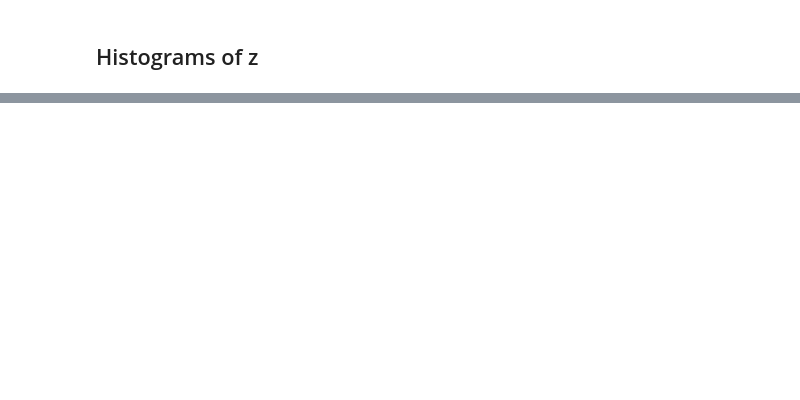
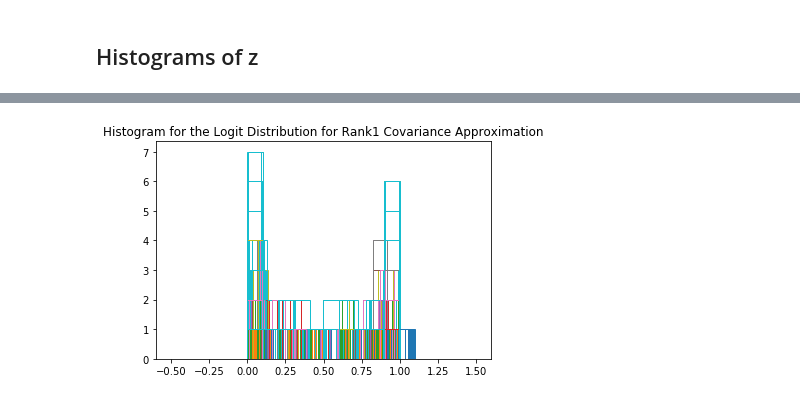
Before and after one commit to mivadi/projectAI18, a Jupyter notebook: n_dim_VAE.ipynb, the cells around one changed output, grey strips where cells are left out. Drawn from its saved outputs; the diff is of its cells as text; code cells hidden in the pictures; blank space fills up the shorter version.

```diff
--- a/n_dim_VAE.ipynb
+++ b/n_dim_VAE.ipynb
@@ -227,0 +233,5 @@ print (min(KL_gumbel), min(KL_logit_rank1))
+# %%
+
+plot_histogram('Histogram for the Logit Distribution for Rank1 Covariance Approximation', z_logit_rank1)
+# %% [output]
+[figure, added]
```
Also changed, not shown: parts of 26 cells of this notebook.
